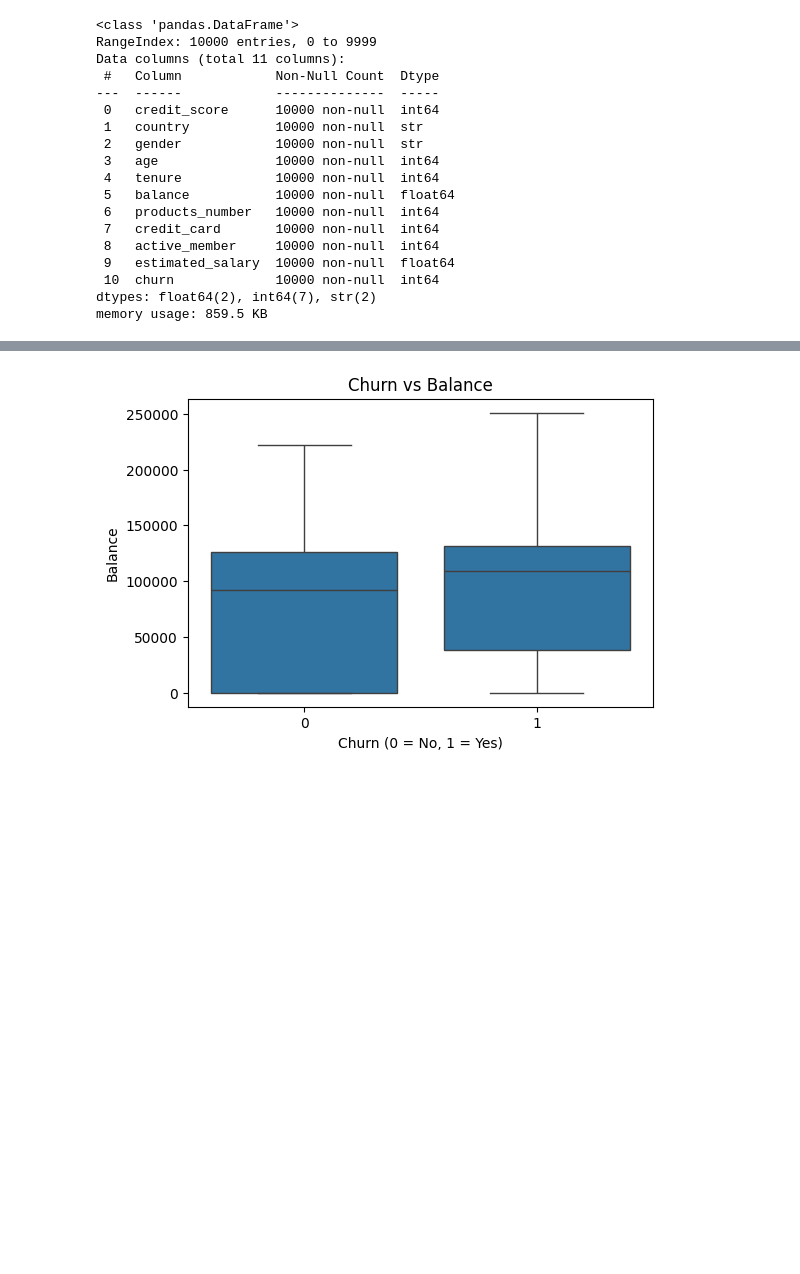
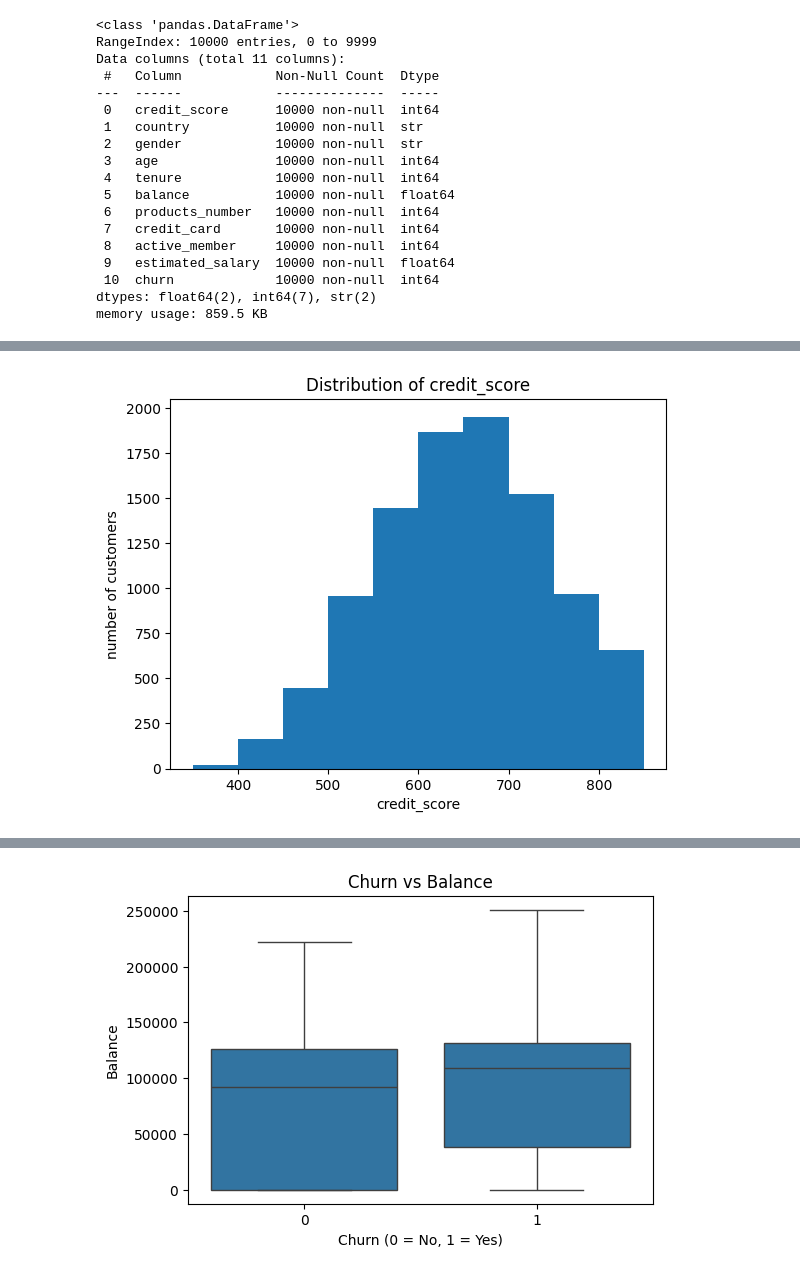
Before and after one commit to yasminsheikh3125/Team1_banking, a Jupyter notebook: notebooks/EDA.ipynb, the cells around one changed output, grey strips where cells are left out. Cells and saved outputs as stored; diff of their text form; code cells hidden in the pictures; blank space fills up the shorter version.

```diff
--- a/notebooks/EDA.ipynb
+++ b/notebooks/EDA.ipynb
@@ -69,0 +84,12 @@ plt.show()
+# %%
+#ploting the histrogram of credit_score column
+
+plt.hist(df ['credit_score'], bins=10)
+plt.title("Distribution of credit_score")
+plt.xlabel("credit_score")
+plt.ylabel("number of customers")
+plt.show()
+
+# most customer have more than 600  credit score
+# %% [output]
+[figure, added]
```
Also changed, not shown: parts of 10 cells of this notebook.
